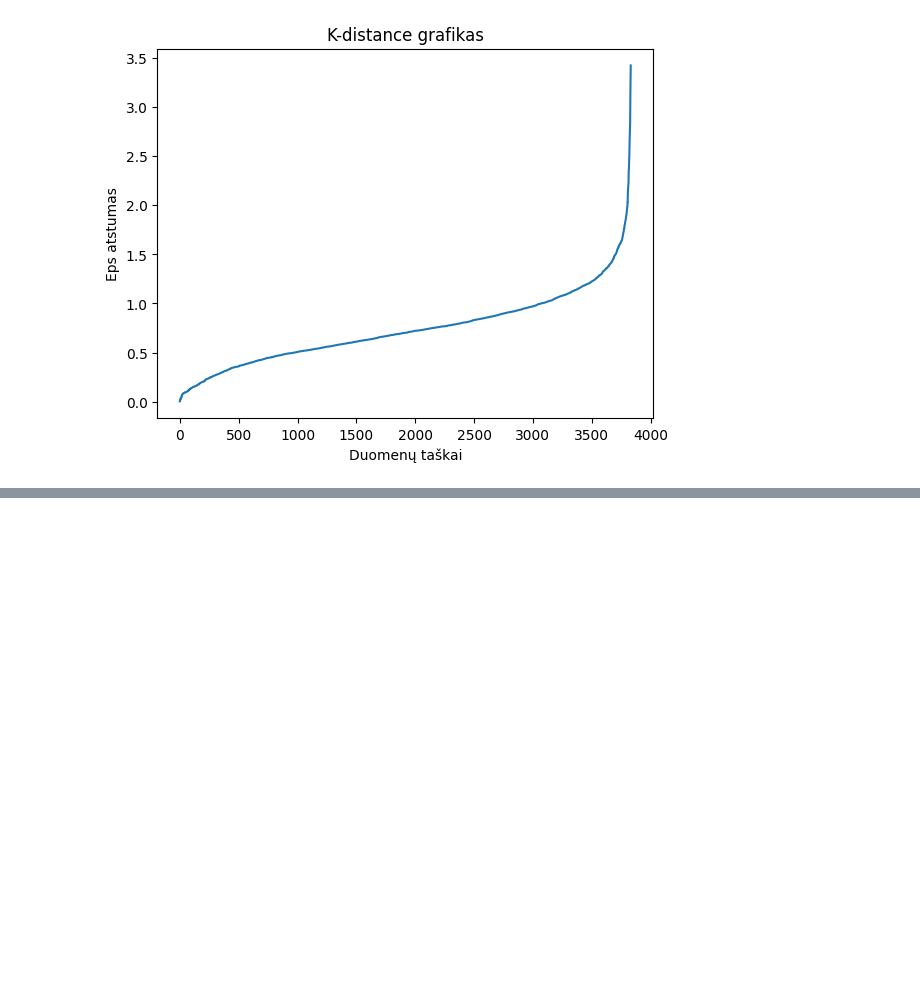
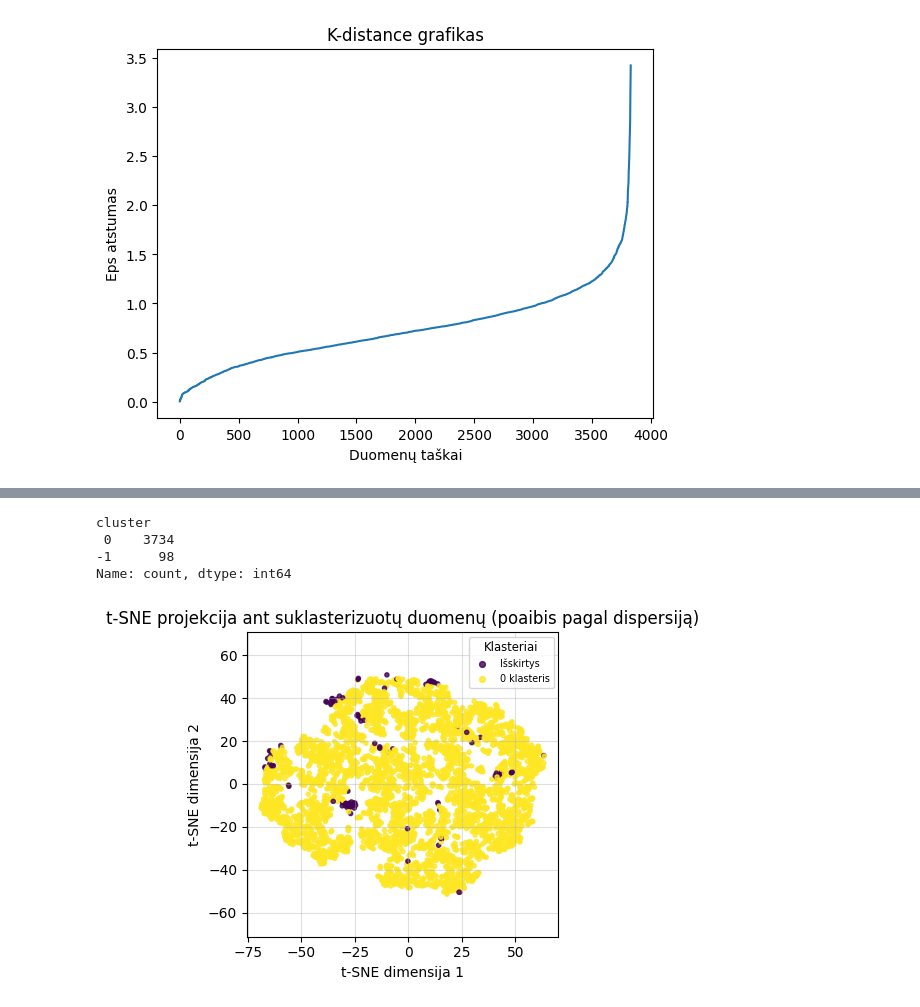
Before and after one commit to EvelinaDu/Papildomi_duomenu_vizualizavimo_skyriai, a Jupyter notebook: 3_laboratorinis/dbscan.ipynb, the cells around one changed output, grey strips where cells are left out. Drawn from its saved outputs; the diff is of its cells as text; code cells hidden in the pictures; blank space fills up the shorter version.

```diff
--- a/3_laboratorinis/dbscan.ipynb
+++ b/3_laboratorinis/dbscan.ipynb
@@ -140,0 +173,40 @@ plt.show()
+# %%
+dbscan = DBSCAN(eps=0.15, min_samples=8)
+clusters = dbscan.fit_predict(variance_subset)
+
+dbscan_clusters = variance_subset.copy()
+dbscan_clusters['cluster'] = clusters
+
+print(dbscan_clusters['cluster'].value_counts())
+# %% [output]
+cluster
+ 0    3734
+-1      98
+Name: count, dtype: int64
+# %%
+tsne = TSNE(n_components=2, random_state=42, perplexity=50, learning_rate=500, max_iter=2000, early_exaggeration=4)
+tsne_results = tsne.fit_transform(dbscan_clusters.drop(columns=['cluster']))
+# %%
+tsne_df = pd.DataFrame(tsne_results, columns=['tsne_1', 'tsne_2'])
+plt.figure(figsize=(4, 4))
+scatter = plt.scatter(tsne_df['tsne_1'],
+                      tsne_df['tsne_2'], alpha=0.8, s=9, c=dbscan_clusters['cluster'],)
+
+plt.title("t-SNE projekcija ant suklasterizuotų duomenų (poaibis pagal dispersiją)")
+plt.xlabel("t-SNE dimensija 1")
+plt.ylabel("t-SNE dimensija 2")
+
+handles, _ = scatter.legend_elements()
+unique_labels = np.unique(clusters)
+label_names = [f'{int(l)} klasteris' if l != -1 else 'Išskirtys' for l in unique_labels]
+plt.legend(handles, label_names,
+           title="Klasteriai",
+           fontsize='x-small',
+           title_fontsize='small',
+           markerscale=0.7)
+plt.grid(alpha=0.4)
+plt.axis('equal')
+plt.tight_layout()
+plt.show()
+# %% [output]
+[figure, added]
```
Also changed, not shown: parts of 13 cells of this notebook.
